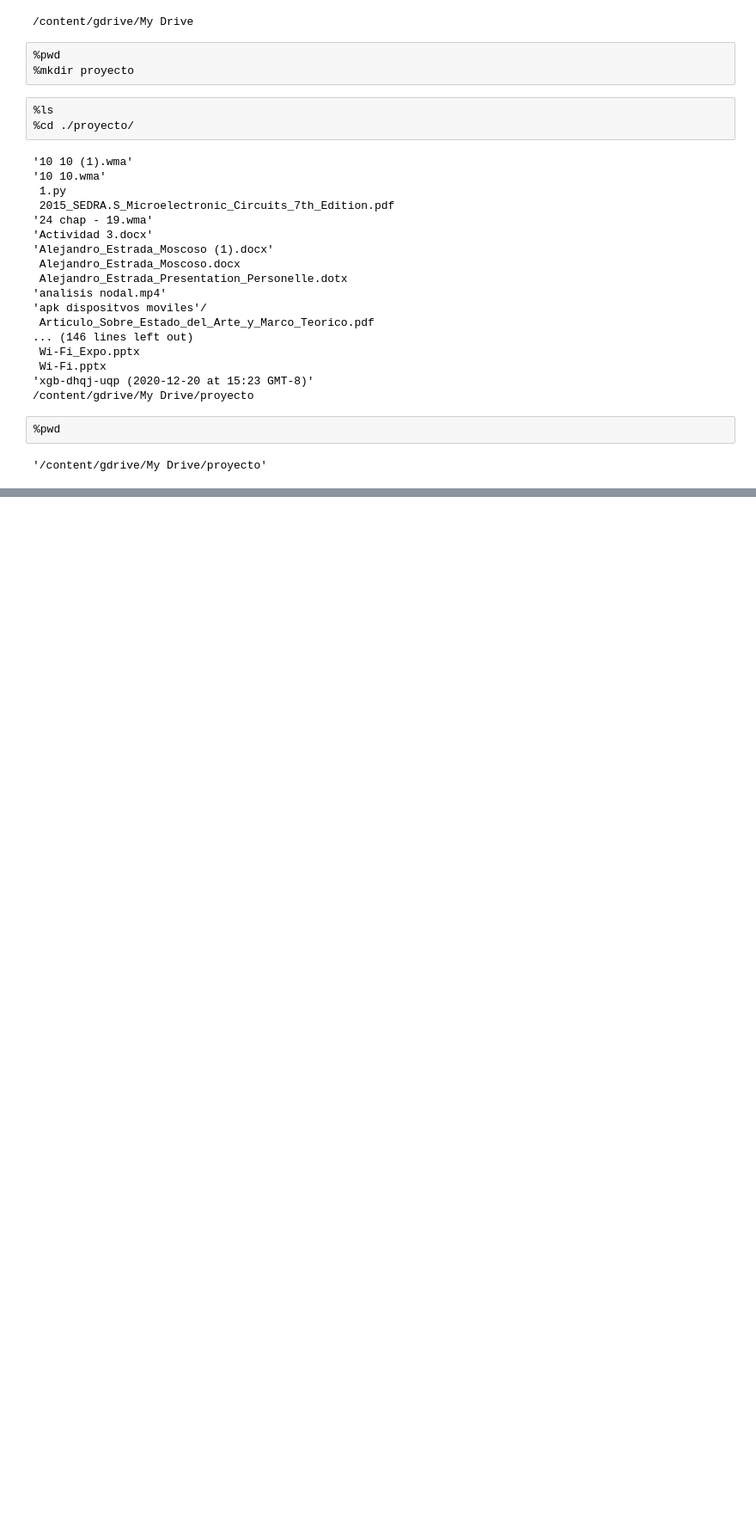
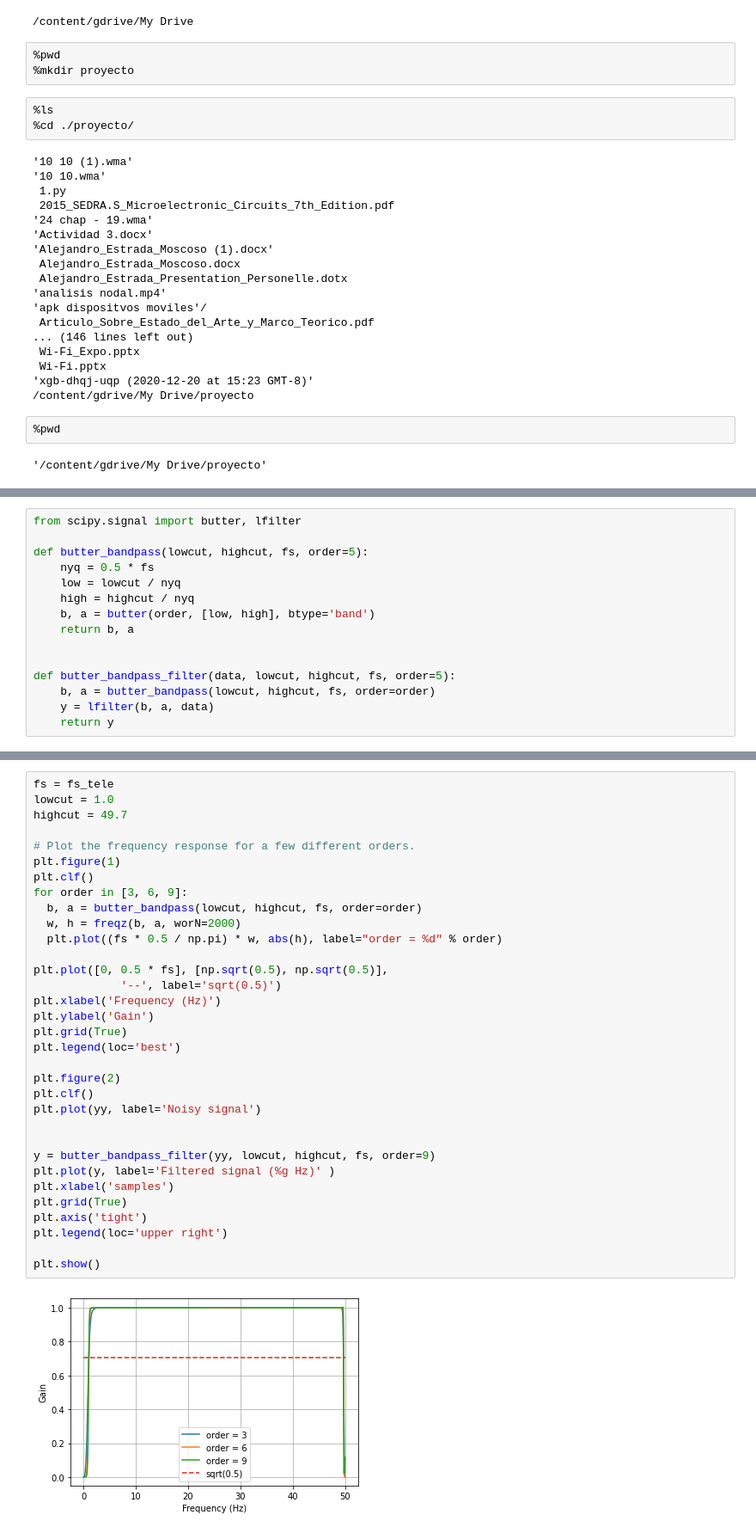
Before and after one commit to MyFirstVlog/signalProcessingSSA, a Jupyter notebook: signalProcessingPF.ipynb, the cells around one changed output, grey strips where cells are left out. Shown at 86% size. Saved outputs shown, nothing was run; the diff lists cells and outputs as text; blank space fills up the shorter version.

```diff
--- a/signalProcessingPF.ipynb
+++ b/signalProcessingPF.ipynb
@@ -39,0 +66,15 @@ este es texto
+# %%
+from scipy.signal import butter, lfilter
+
+def butter_bandpass(lowcut, highcut, fs, order=5):
+    nyq = 0.5 * fs
+    low = lowcut / nyq
+    high = highcut / nyq
+    b, a = butter(order, [low, high], btype='band')
+    return b, a
+
+
+def butter_bandpass_filter(data, lowcut, highcut, fs, order=5):
+    b, a = butter_bandpass(lowcut, highcut, fs, order=order)
+    y = lfilter(b, a, data)
+    return y
@@ -39,0 +139,35 @@ este es texto
+# %%
+fs = fs_tele
+lowcut = 1.0
+highcut = 49.7
+
+# Plot the frequency response for a few different orders.
+plt.figure(1)
+plt.clf()
+for order in [3, 6, 9]:
+  b, a = butter_bandpass(lowcut, highcut, fs, order=order)
+  w, h = freqz(b, a, worN=2000)
+  plt.plot((fs * 0.5 / np.pi) * w, abs(h), label="order = %d" % order)
+
+plt.plot([0, 0.5 * fs], [np.sqrt(0.5), np.sqrt(0.5)],
+             '--', label='sqrt(0.5)')
+plt.xlabel('Frequency (Hz)')
+plt.ylabel('Gain')
+plt.grid(True)
+plt.legend(loc='best')
+
+plt.figure(2)
+plt.clf()
+plt.plot(yy, label='Noisy signal')
+
+
+y = butter_bandpass_filter(yy, lowcut, highcut, fs, order=9)
+plt.plot(y, label='Filtered signal (%g Hz)' )
+plt.xlabel('samples')
+plt.grid(True)
+plt.axis('tight')
+plt.legend(loc='upper right')
+
+plt.show()
+# %% [output]
+[figure, added]
```
Also changed, not shown: parts of 12 cells of this notebook.
